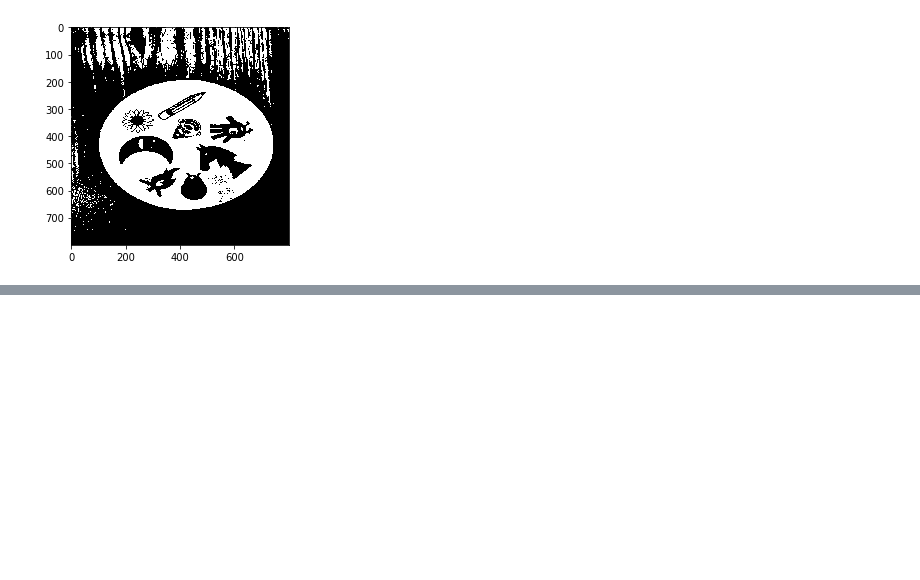
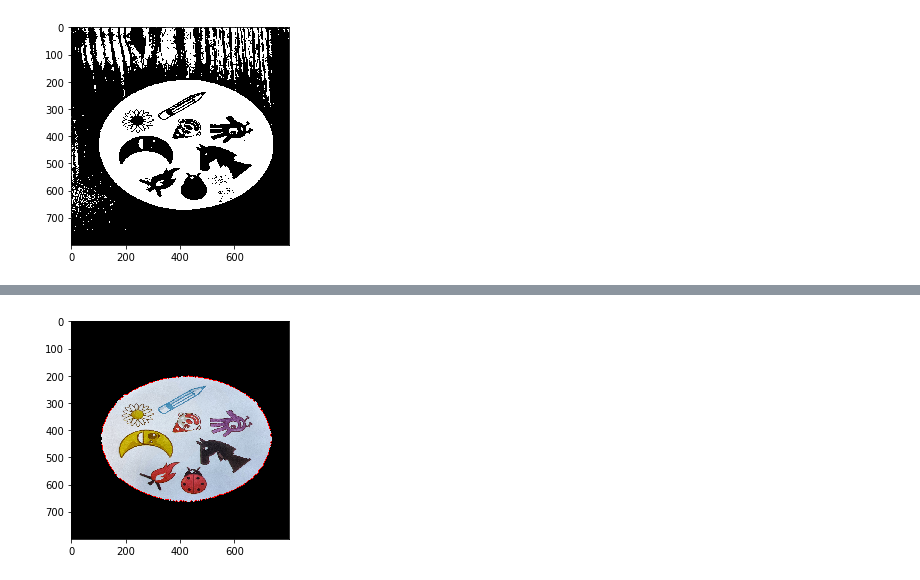
Before and after one commit to andrzej-malina/DobbleCNN, a Jupyter notebook: dobble_testy.ipynb, the cells around one changed output, grey strips where cells are left out. Saved outputs shown, nothing was run; the diff lists cells and outputs as text; code cells hidden in the pictures; blank space fills up the shorter version.

```diff
--- a/dobble_testy.ipynb
+++ b/dobble_testy.ipynb
@@ -128,5 +151,9 @@ mask = cv2.drawContours(mask, [biggest_contour], -1, 255, cv2.FILLED)
 # %%
 # card in foreground
 fg_masked = cv2.bitwise_and(img_contrasted_resized, img_contrasted_resized, mask=mask)
+# %%
+display_image(fg_masked)
+# %% [output]
+[figure, added]
 # %%
 # white background (use inverted mask)
```
Also changed, not shown: parts of 15 cells of this notebook.
